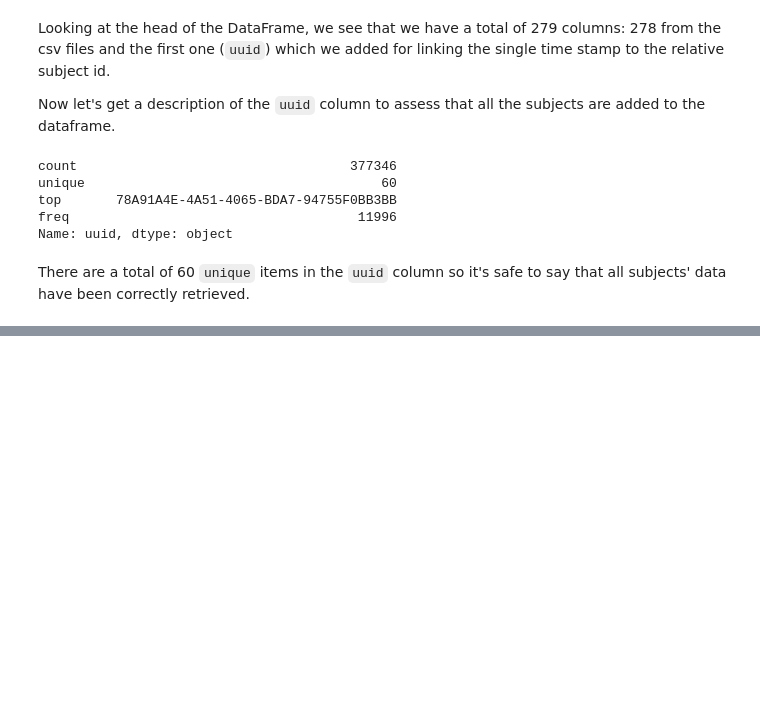
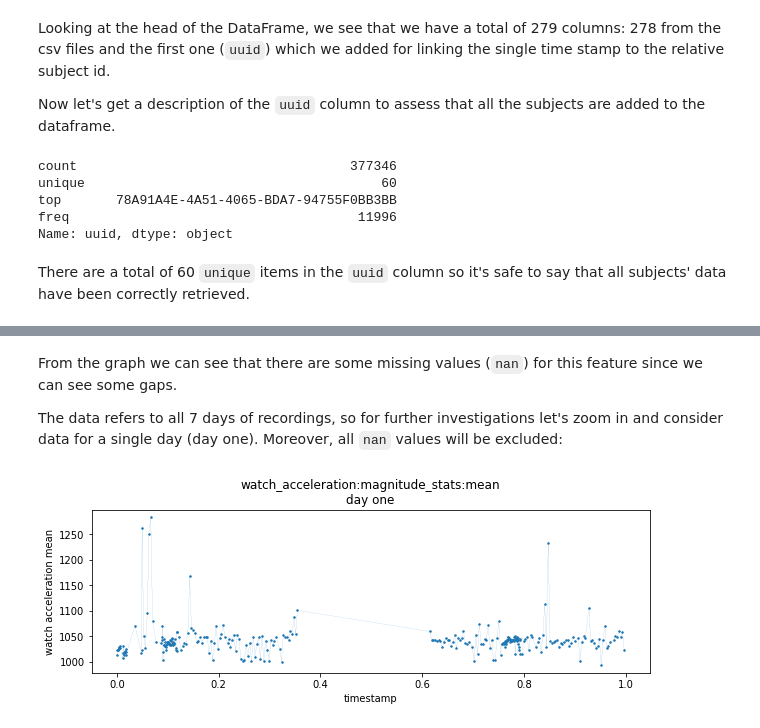
Before and after one commit to MariPS/Behavioral-Context-Recognition, a Jupyter notebook: exploratory-data-analysis.ipynb, the cells around one changed output, grey strips where cells are left out. Saved outputs shown, nothing was run; the diff lists cells and outputs as text; code cells hidden in the pictures; blank space fills up the shorter version.

```diff
--- a/exploratory-data-analysis.ipynb
+++ b/exploratory-data-analysis.ipynb
@@ -98,0 +126,28 @@ pyplot.show()
+# %% [markdown]
+From the graph we can see that there are some missing values (<code>nan</code>) for this feature since we can see some
+gaps.
+
+The data refers to all 7 days of recordings, so for further investigations let's zoom in and consider data for a single
+day (day one). Moreover, all <code>nan</code> values will be excluded:
+# %%
+# drop all nan values
+user_data_nonan = user_data.loc[:,["timestamp","watch_acceleration:magnitude_stats:mean"]].copy().dropna()
+
+plt.figure(figsize=(10,3),facecolor='white')
+
+# compute new normalized timestamp values
+days_since_participation_nonan = (user_data_nonan["timestamp"] - user_data_nonan["timestamp"].iloc[0] ) / float(seconds_in_day)
+
+# get all timestamps for day one
+timestamp_day_one=days_since_participation_nonan[days_since_participation_nonan<=1]
+
+# get all user data for day one
+user_data_nonan_day_one = user_data_nonan.iloc[:timestamp_day_one.shape[0]]
+
+plt.plot(timestamp_day_one,user_data_nonan_day_one["watch_acceleration:magnitude_stats:mean"],'.-',markersize=3,linewidth=0.1)
+plt.xlabel('timestamp')
+plt.ylabel('watch acceleration mean')
+plt.title('watch_acceleration:magnitude_stats:mean\nday one')
+plt.show()
+# %% [output]
+[figure, added]
```
Also changed, not shown: parts of 16 cells of this notebook.
